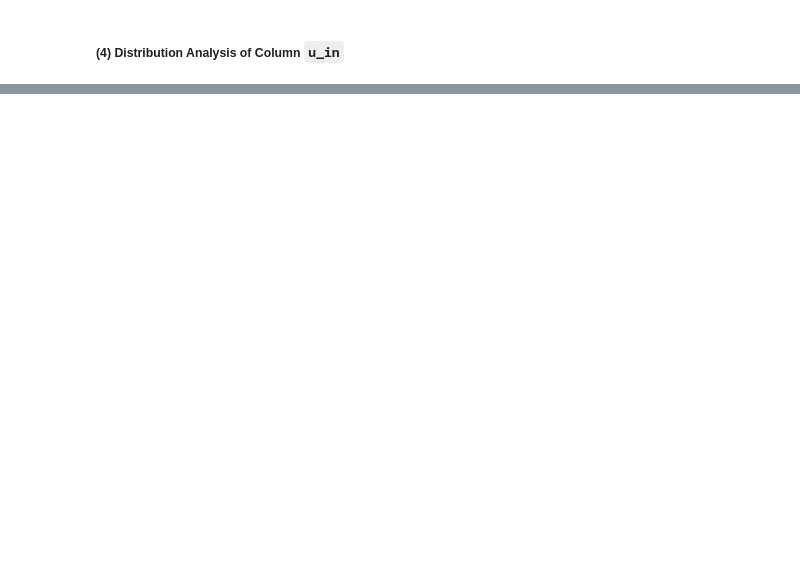
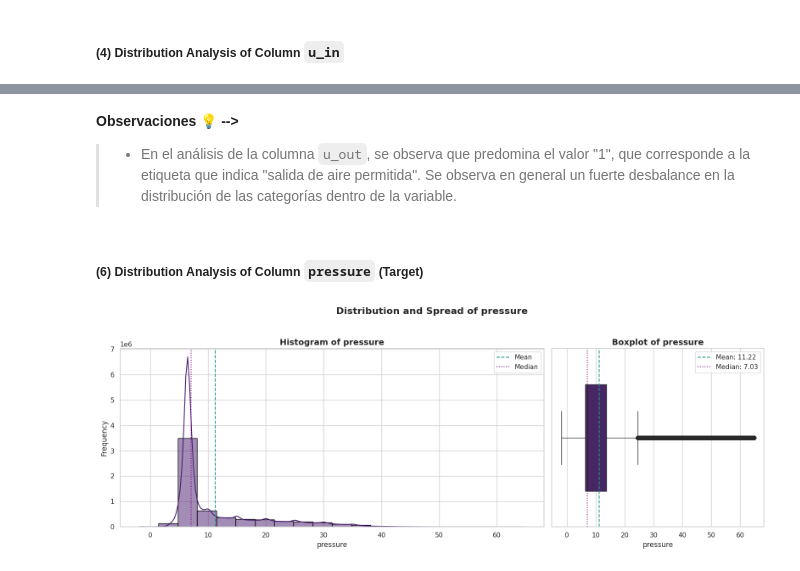
Before and after one commit to Andrea-gt/pressure-prediction, a Jupyter notebook: pressure_prediction.ipynb, the cells around one changed output, grey strips where cells are left out. Cells and saved outputs as stored; diff of their text form; code cells hidden in the pictures; blank space fills up the shorter version.

```diff
--- a/pressure_prediction.ipynb
+++ b/pressure_prediction.ipynb
@@ -395,0 +410,10 @@ plot_column(df, 'time_step')  # Generate and display a histogram and boxplot for
+# %% [markdown]
+**Observaciones 💡 -->**
+
+> - En el análisis de la columna `u_out`, se observa que predomina el valor "1", que corresponde a la etiqueta que indica "salida de aire permitida". Se observa en general un fuerte desbalance en la distribución de las categorías dentro de la variable.
+# %% [markdown]
+##### **(6) Distribution Analysis of Column `pressure` (Target)**
+# %%
+plot_column(df, 'pressure')  # Generate and display a histogram and boxplot for the column 'pressure' in the DataFrame 'df'
+# %% [output]
+[figure, added]
```
Also changed, not shown: parts of 13 cells of this notebook.
